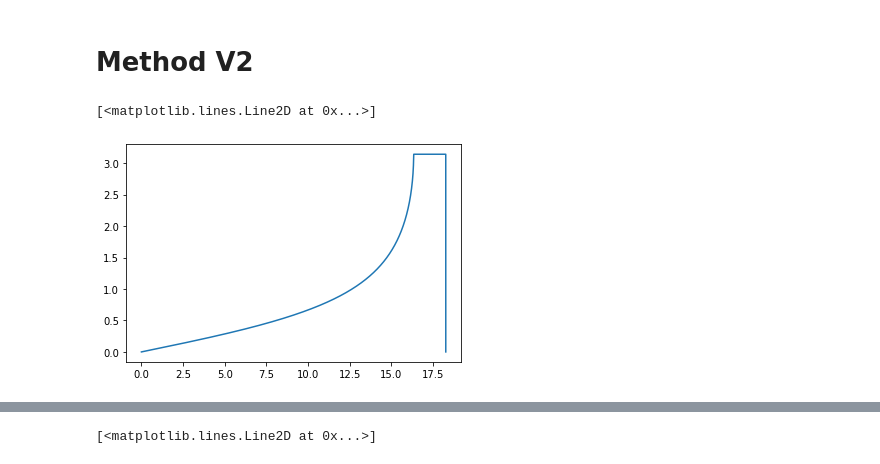
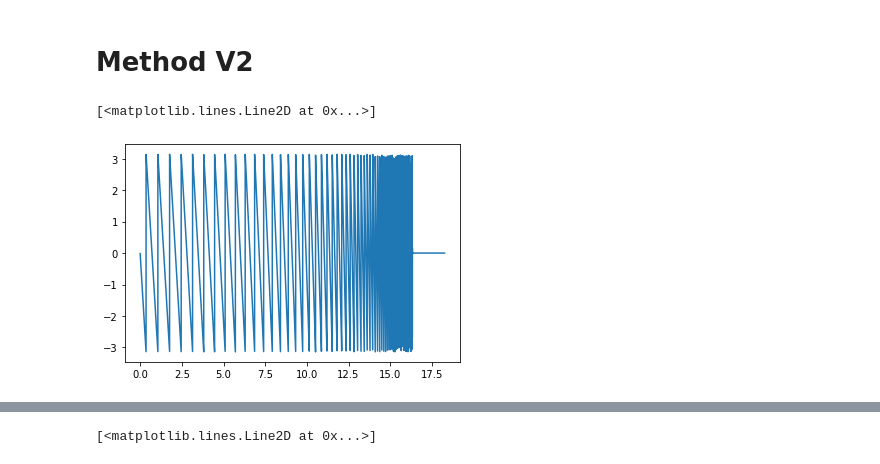
Before and after one commit to RemiRousseau/JJarray_formal, a Jupyter notebook: Formal_lossy_2.ipynb, the cells around one changed output, grey strips where cells are left out. Drawn from its saved outputs; the diff is of its cells as text; code cells hidden in the pictures.

```diff
--- a/Formal_lossy_2.ipynb
+++ b/Formal_lossy_2.ipynb
@@ -90,28 +90,27 @@ plt.show()
 n_jct = 80
 lj = 1.9
 cj = 40e-6
-cg = 4e-8
-ct = 1e-5
+cg = 1e-7
+ct = 1.445e-5
 # %%
 zs = lambda w: 1j*lj*w/(1-lj*cj*w**2)
 yg = lambda w: 1j*cj*w
 zt = lambda w: 1/(1j*ct*w)
 
-#ik = lambda w: np.arccos(((np.real(zs(w)*yg(w))/2+1)+1)%2-1)
-ik = lambda w: np.arccos(zs(w)*yg(w)/2+1)
-zl = lambda w: np.sqrt(zs(w)/yg(w))*np.exp(-ik(w)/2)
-def z_in(w):
-    _ik = ik(w)
-    _zl = np.sqrt(zs(w)/yg(w))*np.exp(_ik/2)
+gamma = lambda w: np.arccos(zs(w)*yg(w)/2+1)
+zl = lambda w: np.sqrt(zs(w)/yg(w)*np.exp(1j*gamma(w)))
+def phase(w):
+    _gamma = gamma(w)
+    _zl = np.sqrt(zs(w)/yg(w)*np.exp(1j*_gamma))
     _zt = zt(w)
-    return np.angle(((_zt - _zl)/(_zt + _zl)*np.exp(_ik*n_jct))**2)
+    return np.angle(((_zt - _zl)/(_zt + _zl)*np.exp(-1j*_gamma*n_jct))**2)
 # %%
 min_plt,max_plt = 0,1/np.sqrt(lj*cj)/2/np.pi
 ws = np.linspace(min_plt, max_plt, 10000)*2*np.pi
-plt.plot(ws/2/np.pi, np.real(ik(ws)))
+plt.plot(ws/2/np.pi, phase(ws))
 # %% [output]
 [<matplotlib.lines.Line2D at 0x...>]
-[figure, old version]
+[figure, new version]
 # %%
 min_plt,max_plt = 0.001,1/np.sqrt(lj*cj)/2/np.pi
 ws = np.linspace(min_plt, max_plt, 10000)*2*np.pi
```
Also changed, not shown: parts of 1 cell of this notebook, 1 other file.
